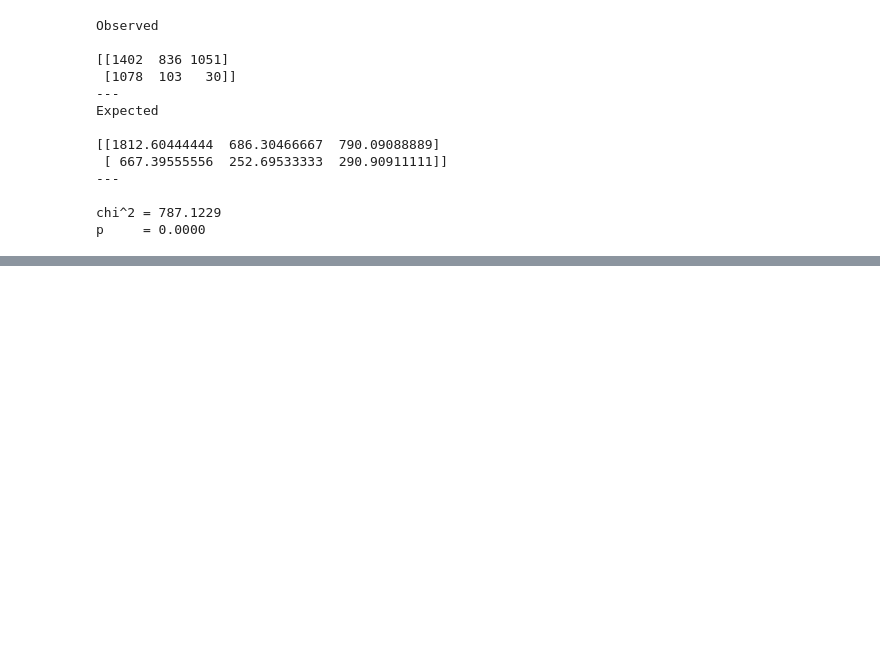
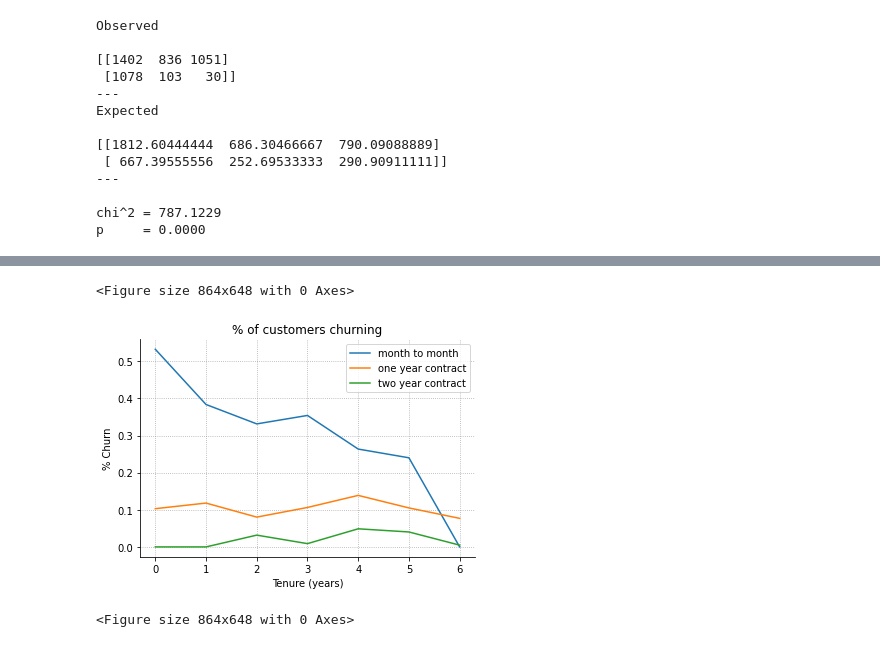
Before and after one commit to ravinder79/Telco_Churn, a Jupyter notebook: Telco_Churn_Final.ipynb, the cells around one changed output, grey strips where cells are left out. Cells and saved outputs as stored; diff of their text form; code cells hidden in the pictures; blank space fills up the shorter version.

```diff
--- a/Telco_Churn_Final.ipynb
+++ b/Telco_Churn_Final.ipynb
@@ -269,0 +273,4 @@ p     = 0.0000
+# %%
+# Cross tabulation churn rate of month-to-month customers as function of tenure years (1= churn, 0 = no churn)
+ten0 = pd.crosstab(train[train.contract_type_id ==1].tenure_years,train[train.contract_type_id ==1].churn, normalize = 'index')
+ten0
@@ -269,0 +287,4 @@ p     = 0.0000
+# %%
+# Cross tabulation churn rate of one-year contract customers as function of tenure years (1= churn, 0 = no churn)
+ten1 = pd.crosstab(train[train.contract_type_id ==2].tenure_years,train[train.contract_type_id ==2].churn, normalize = 'index')
+ten1
@@ -269,0 +301,4 @@ p     = 0.0000
+# %%
+# Cross tabulation churn rate of two-year contract customers as function of tenure years (1= churn, 0 = no churn)
+ten2 = pd.crosstab(train[train.contract_type_id ==3].tenure_years,train[train.contract_type_id ==3].churn, normalize = 'index')
+ten2
@@ -269,0 +315,13 @@ p     = 0.0000
+# %%
+sns.lineplot( x = ten0.index, y = ten0[1], data = ten0, label = 'month to month')
+sns.lineplot( x = ten1.index, y = ten1[1], data = ten1, label = 'one year contract')
+sns.lineplot( x = ten2.index, y = ten2[1], data = ten2, label = 'two year contract')
+#sns.lineplot( x = t.index, y = t[1], data = t, label = 'All Customers')
+plt.title("% of customers churning")
+plt.xlabel('Tenure (years)')
+plt.ylabel('% Churn')
+plt.figure(figsize = (12,9))
+# %% [output]
+<Figure size 864x648 with 0 Axes>
+[figure, added]
+<Figure size 864x648 with 0 Axes>
```
Also changed, not shown: parts of 6 cells of this notebook.
